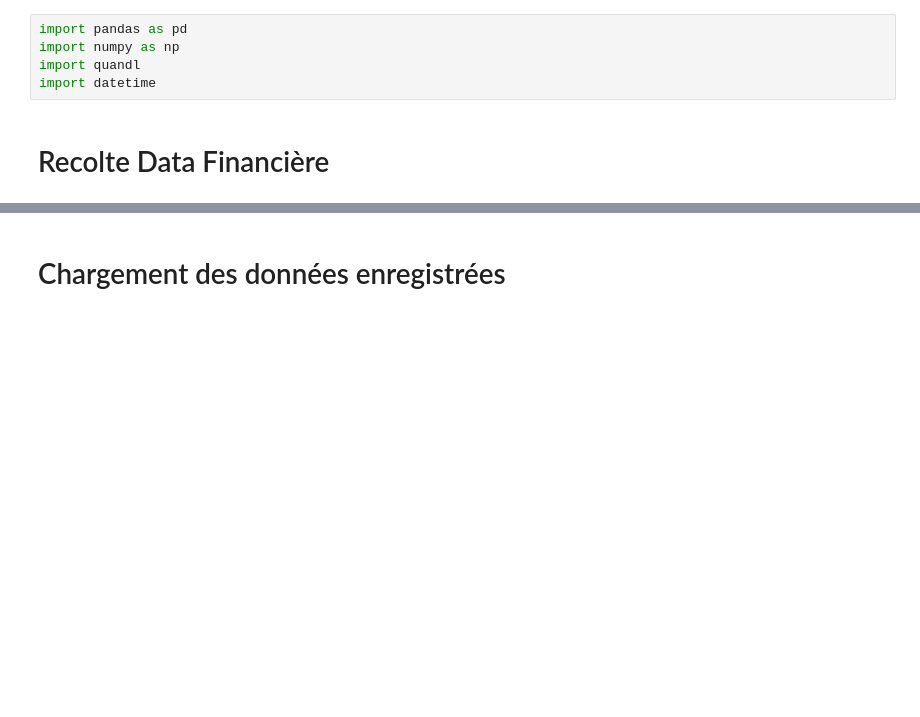
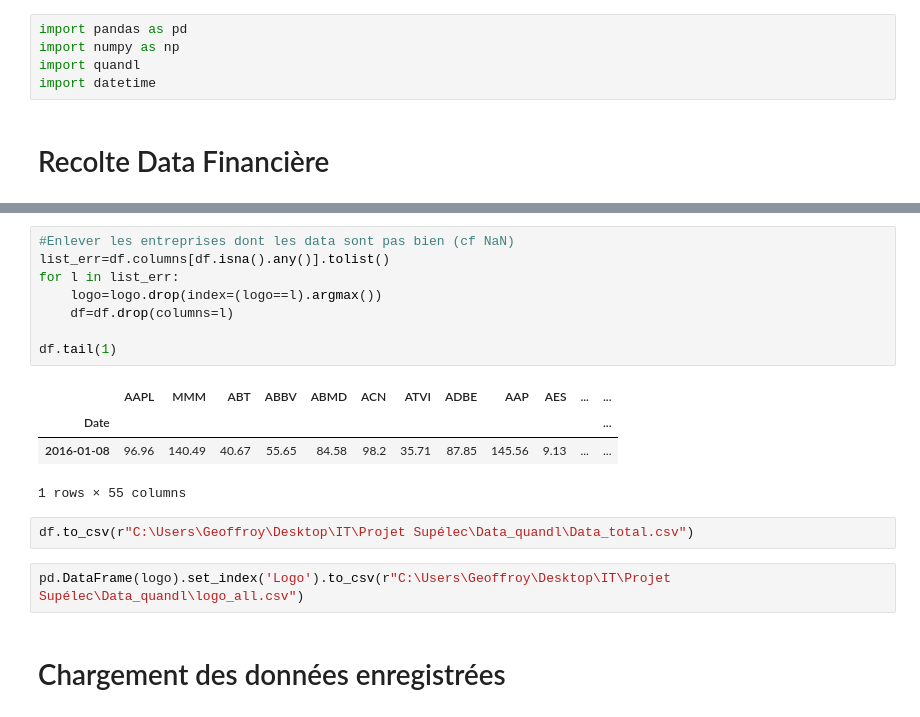
Before and after one commit to Geoffroyclms/Time-Series, a Jupyter notebook: Price Companies.ipynb, the cells around one changed output, grey strips where cells are left out. Saved outputs shown, nothing was run; the diff lists cells and outputs as text; blank space fills up the shorter version.

```diff
--- a/Price Companies.ipynb
+++ b/Price Companies.ipynb
@@ -42,3 +51,20 @@ df.head(3)
+# %%
+#Enlever les entreprises dont les data sont pas bien (cf NaN)
+list_err=df.columns[df.isna().any()].tolist()
+for l in list_err:
+    logo=logo.drop(index=(logo==l).argmax())
+    df=df.drop(columns=l)
+
+df.tail(1)
+# %% [output]
+|  | AAPL | MMM | ABT | ABBV | ABMD | ACN | ATVI | ADBE | AAP | AES | ... | ... |
+| Date |  |  |  |  |  |  |  |  |  |  |  | ... |
+| 2016-01-08 | 96.96 | 140.49 | 40.67 | 55.65 | 84.58 | 98.2 | 35.71 | 87.85 | 145.56 | 9.13 | ... | ... |
+1 rows × 55 columns
+# %%
+df.to_csv(r"C:\Users\Geoffroy\Desktop\IT\Projet Supélec\Data_quandl\Data_total.csv")
+# %%
+pd.DataFrame(logo).set_index('Logo').to_csv(r"C:\Users\Geoffroy\Desktop\IT\Projet Supélec\Data_quandl\logo_all.csv")
 # %% [markdown]
 # Chargement des données enregistrées
 # %%
```
Also changed, not shown: parts of 8 cells of this notebook, 28 other files.
